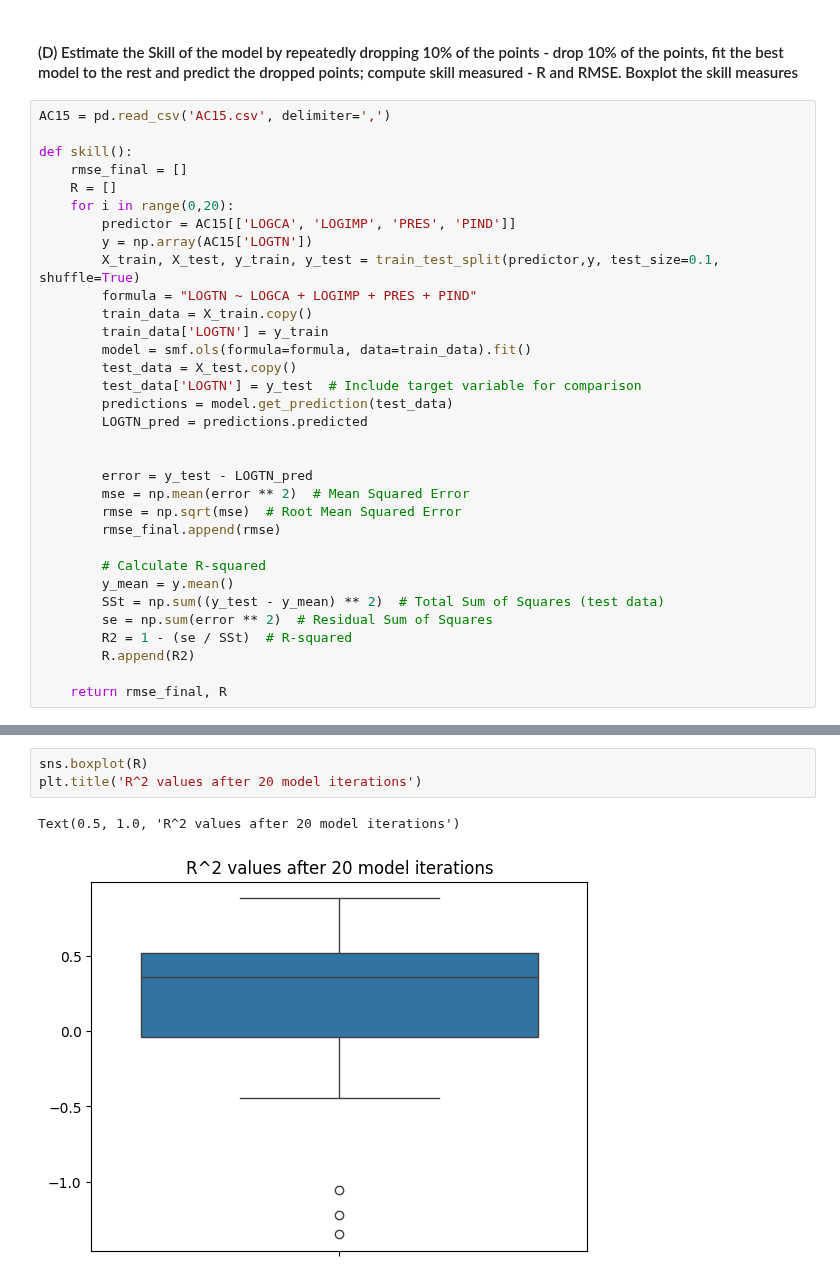
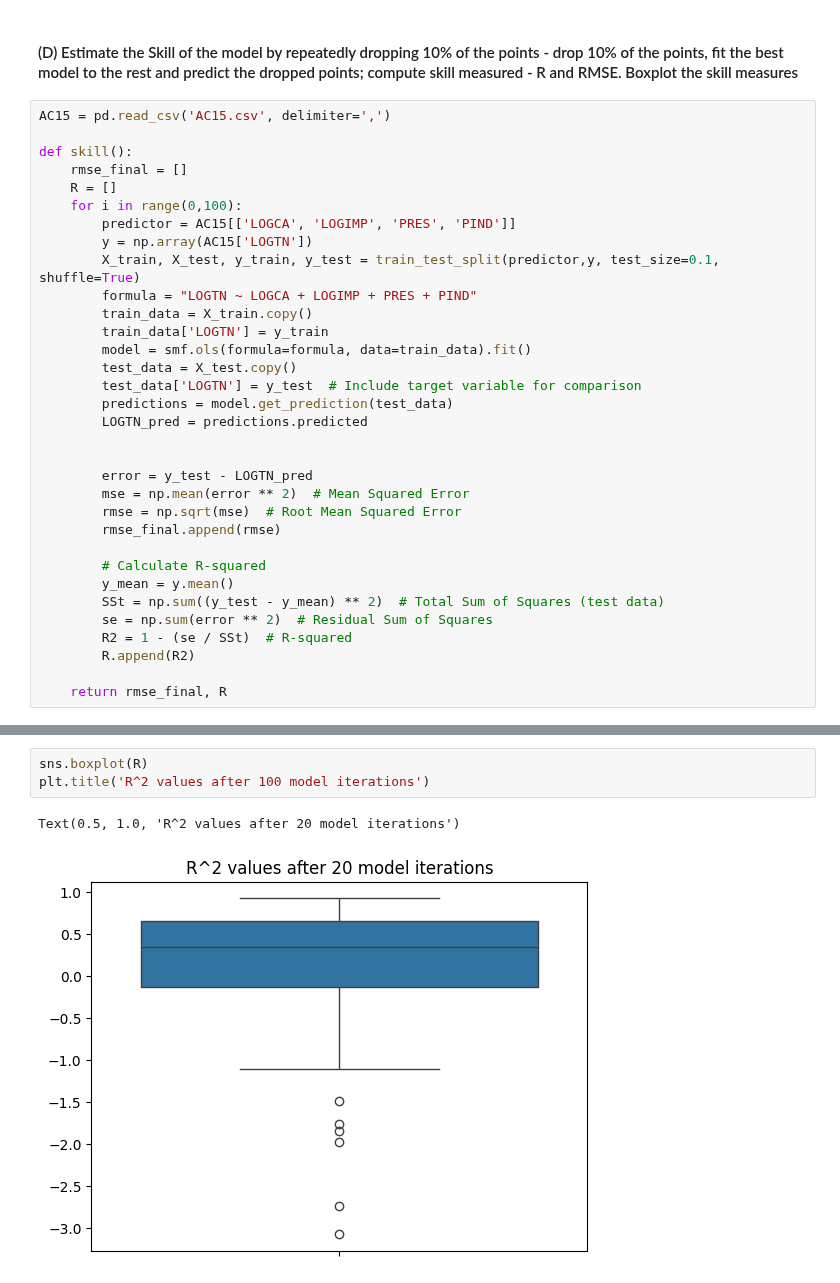
Before and after one commit to jtdocter27/Engineering-Probability---Statistics, a Jupyter notebook: Hw5_#4.ipynb, the cells around one changed output, grey strips where cells are left out. Cells and saved outputs as stored; diff of their text form.

```diff
--- a/Hw5_#4.ipynb
+++ b/Hw5_#4.ipynb
@@ -167,7 +167,7 @@ AC15 = pd.read_csv('AC15.csv', delimiter=',')
 def skill():
     rmse_final = []
     R = []
-    for i in range(0,20):
+    for i in range(0,100):
         predictor = AC15[['LOGCA', 'LOGIMP', 'PRES', 'PIND']]
         y = np.array(AC15['LOGTN'])
         X_train, X_test, y_train, y_test = train_test_split(predictor,y, test_size=0.1, shuffle=True)
@@ -230,6 +230,6 @@ Text(0.5, 1.0, 'RMSE after 20 model iterations')
 # %%
 sns.boxplot(R)
-plt.title('R^2 values after 20 model iterations')
+plt.title('R^2 values after 100 model iterations')
 # %% [output]
 Text(0.5, 1.0, 'R^2 values after 20 model iterations')
-[figure, old version]
+[figure, new version]
```
Also changed, not shown: parts of 3 cells of this notebook.
